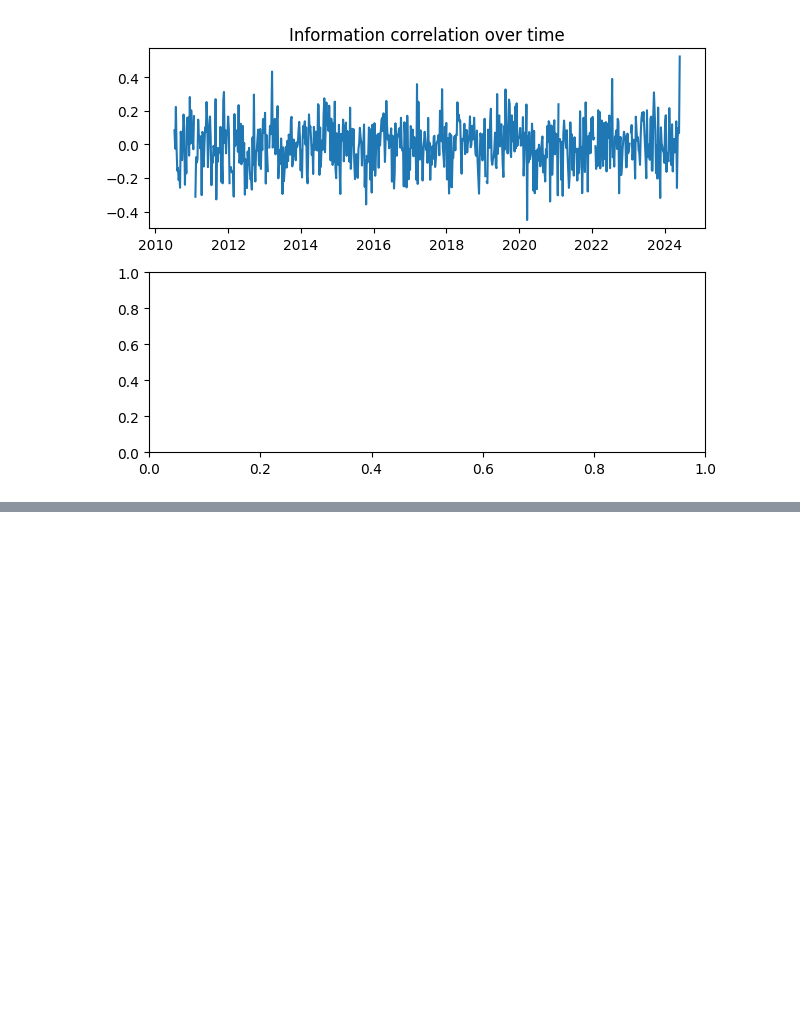
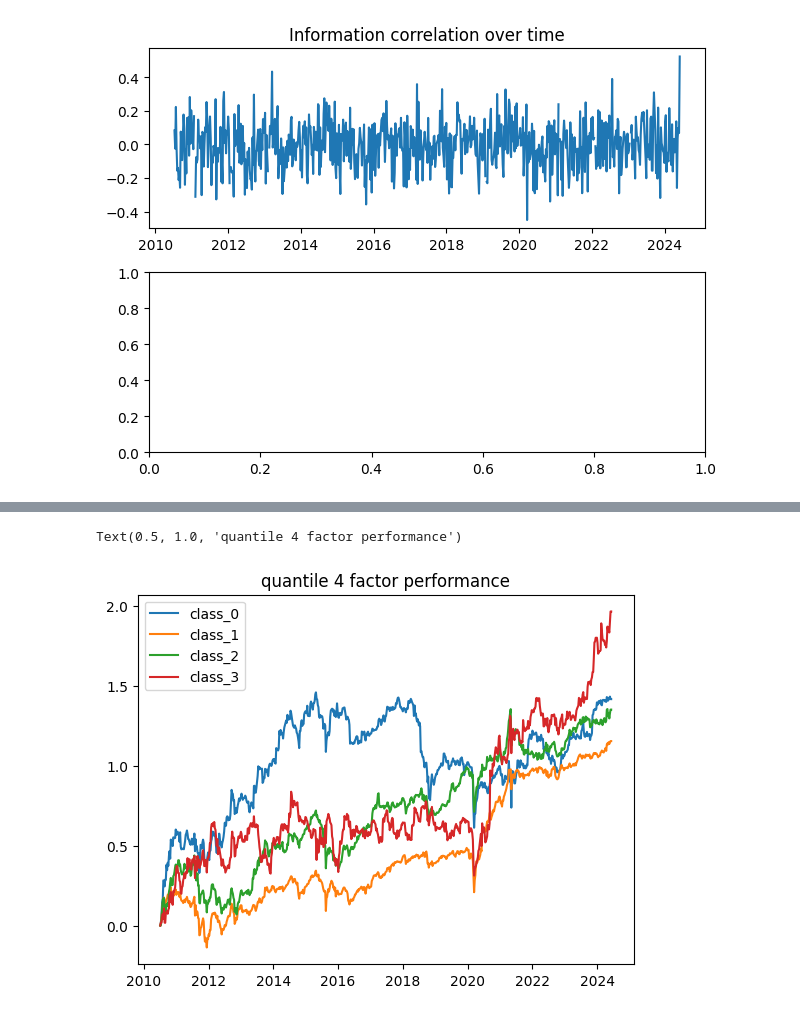
Before and after one commit to tsungyou/TS, a Jupyter notebook: research_IC/IC_corr.ipynb, the cells around one changed output, grey strips where cells are left out. Cells and saved outputs as stored; diff of their text form; code cells hidden in the pictures; blank space fills up the shorter version.

```diff
--- a/research_IC/IC_corr.ipynb
+++ b/research_IC/IC_corr.ipynb
@@ -148,0 +160,42 @@ Karma Ratio: 0.9098891782319316
+# %%
+# quantile
+factor_mean = factor.mean(axis=1)
+factor_std = factor.std(axis=1)
+factor_critical_value = [factor_mean + (-2+i)*factor_std for i in range(5)]
+
+df_factor_cv_0 = pd.concat([factor_critical_value[0]]*len(factor.columns), axis=1)
+df_factor_cv_1 = pd.concat([factor_critical_value[1]]*len(factor.columns), axis=1)
+df_factor_cv_2 = pd.concat([factor_critical_value[2]]*len(factor.columns), axis=1)
+df_factor_cv_3 = pd.concat([factor_critical_value[3]]*len(factor.columns), axis=1)
+df_factor_cv_4 = pd.concat([factor_critical_value[4]]*len(factor.columns), axis=1)
+df_factor_cv_0.columns = factor.columns
+df_factor_cv_1.columns = factor.columns
+df_factor_cv_2.columns = factor.columns
+df_factor_cv_3.columns = factor.columns
+df_factor_cv_4.columns = factor.columns
+
+factor_class_0 = factor[(factor > df_factor_cv_0) & (factor < df_factor_cv_1)]
+factor_class_1 = factor[(factor > df_factor_cv_1) & (factor < df_factor_cv_2)]
+factor_class_2 = factor[(factor > df_factor_cv_2) & (factor < df_factor_cv_3)]
+factor_class_3 = factor[(factor > df_factor_cv_3) & (factor < df_factor_cv_4)]
+
+def get_cumsum_from_factor(factor):
+    weighting = factor_to_weighting(factor)
+    weighting_long = weighting[weighting > 0].fillna(0)
+    pct_return_long = (weighting_long * pct_change_w_filtered).sum(axis=1)
+    cumsum_long = pct_return_long.cumsum()
+    return cumsum_long
+
+cumsum_factor_class_0 = get_cumsum_from_factor(factor_class_0)
+cumsum_factor_class_1 = get_cumsum_from_factor(factor_class_1)
+cumsum_factor_class_2 = get_cumsum_from_factor(factor_class_2)
+cumsum_factor_class_3 = get_cumsum_from_factor(factor_class_3)
+plt.plot(cumsum_factor_class_0, label='class_0')
+plt.plot(cumsum_factor_class_1, label='class_1')
+plt.plot(cumsum_factor_class_2, label='class_2')
+plt.plot(cumsum_factor_class_3, label='class_3')
+plt.legend()
+plt.title("quantile 4 factor performance")
+# %% [output]
+Text(0.5, 1.0, 'quantile 4 factor performance')
+[figure, added]
```
Also changed, not shown: parts of 6 cells of this notebook, 3 other files.
